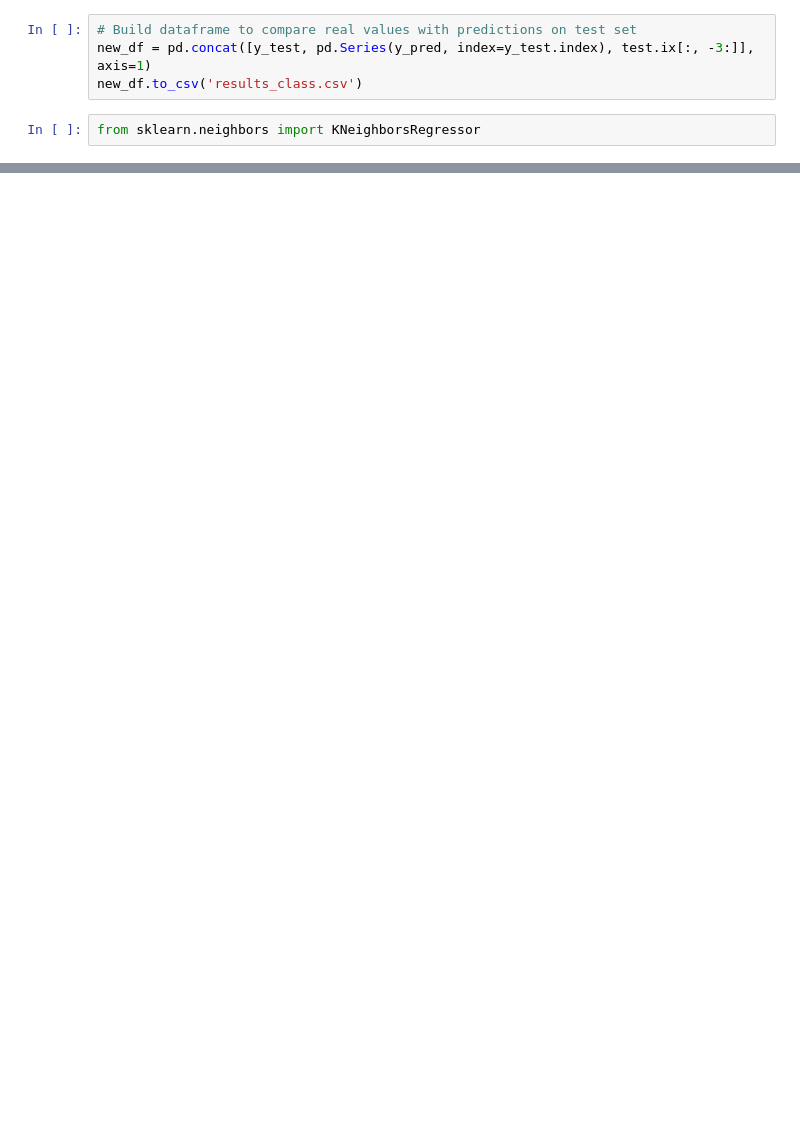
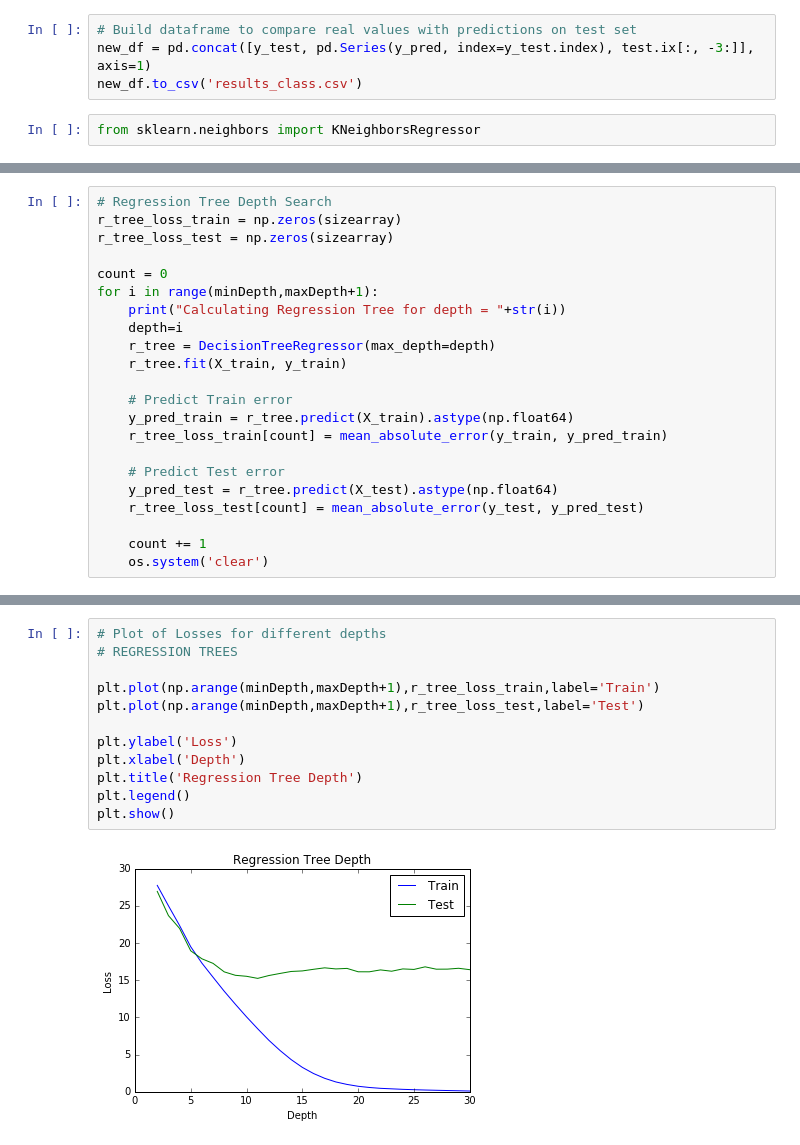
Before and after one commit to mvp291/dsga1003_term_project, a Jupyter notebook: 01_Data_Preparation_and_Understanding.ipynb, the cells around one changed output, grey strips where cells are left out. Saved outputs shown, nothing was run; the diff lists cells and outputs as text; blank space fills up the shorter version.

```diff
--- a/01_Data_Preparation_and_Understanding.ipynb
+++ b/01_Data_Preparation_and_Understanding.ipynb
@@ -406,0 +490,22 @@ print train.shape, val.shape, test.shape
+# %%
+# Regression Tree Depth Search
+r_tree_loss_train = np.zeros(sizearray)
+r_tree_loss_test = np.zeros(sizearray)
+
+count = 0
+for i in range(minDepth,maxDepth+1):
+    print("Calculating Regression Tree for depth = "+str(i))
+    depth=i
+    r_tree = DecisionTreeRegressor(max_depth=depth)
+    r_tree.fit(X_train, y_train)
+
+    # Predict Train error
+    y_pred_train = r_tree.predict(X_train).astype(np.float64)
+    r_tree_loss_train[count] = mean_absolute_error(y_train, y_pred_train)
+
+    # Predict Test error
+    y_pred_test = r_tree.predict(X_test).astype(np.float64)
+    r_tree_loss_test[count] = mean_absolute_error(y_test, y_pred_test)
+
+    count += 1
+    os.system('clear')
@@ -406,0 +530,14 @@ print train.shape, val.shape, test.shape
+# %%
+# Plot of Losses for different depths
+# REGRESSION TREES
+
+plt.plot(np.arange(minDepth,maxDepth+1),r_tree_loss_train,label='Train')
+plt.plot(np.arange(minDepth,maxDepth+1),r_tree_loss_test,label='Test')
+
+plt.ylabel('Loss')
+plt.xlabel('Depth')
+plt.title('Regression Tree Depth')
+plt.legend()
+plt.show()
+# %% [output]
+[figure, added]
```
Also changed, not shown: parts of 40 cells of this notebook.
